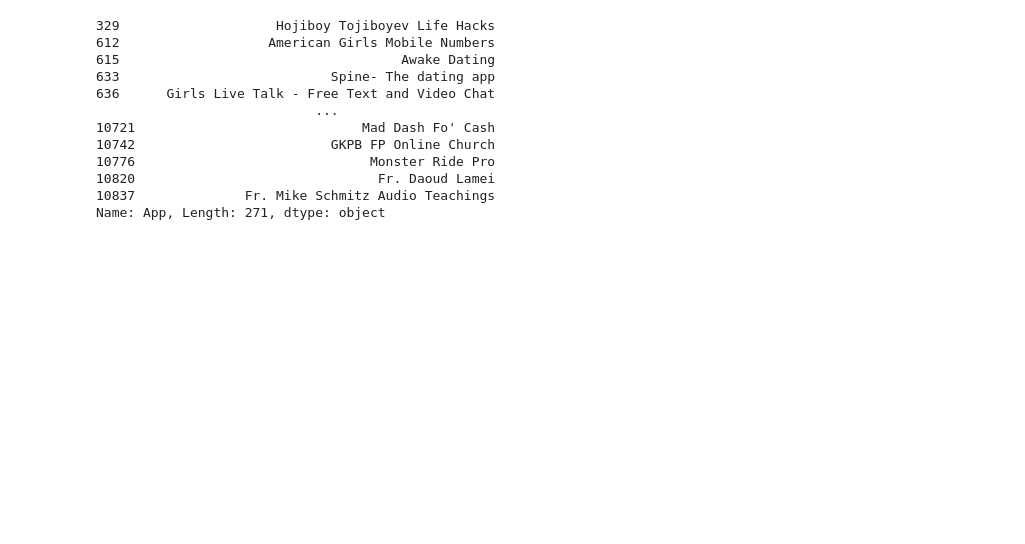
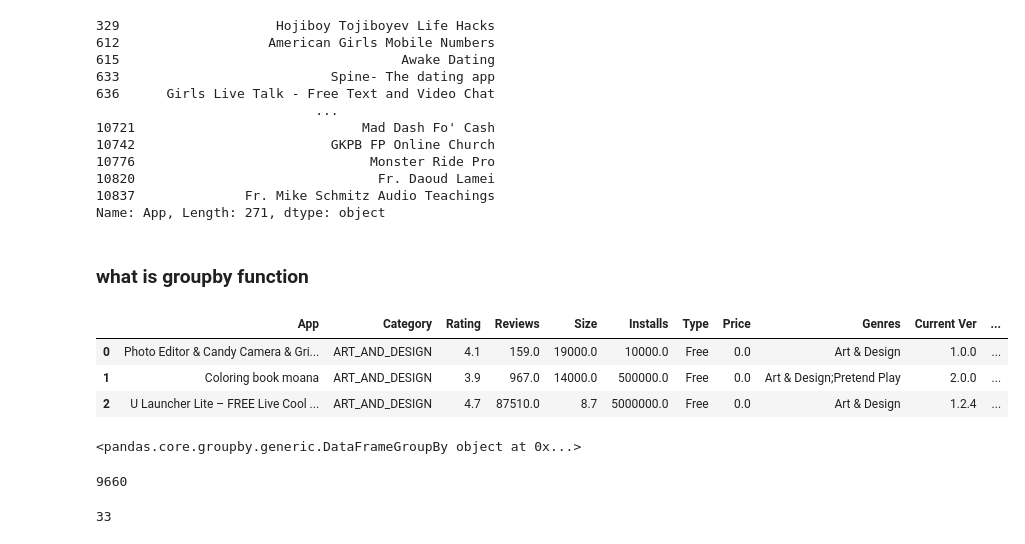
Before and after one commit to pank3004/Codes_Written_By_Me_Short_Notes, a Jupyter notebook: 4.Machine Learning/2.ML Part 2/5.EDA_with_Google_Playstore.ipynb, the cells around one changed output. Cells and saved outputs as stored; diff of their text form; code cells hidden in the pictures; blank space fills up the shorter version.

Commit message:
EDA play store & groupby function

```diff
--- a/4.Machine Learning/2.ML Part 2/5.EDA_with_Google_Playstore.ipynb
+++ b/4.Machine Learning/2.ML Part 2/5.EDA_with_Google_Playstore.ipynb
@@ -715,3 +715,12 @@ df_copy_having_5_rating['App']
 10820                               Fr. Daoud Lamei
 10837              Fr. Mike Schmitz Audio Teachings
 Name: App, Length: 271, dtype: object
+# %% [markdown]
+### what is groupby function
+# %%
+df_copy.head(3)
+# %% [output]
+|  | App | Category | Rating | Reviews | Size | Installs | Type | Price | Genres | Current Ver | ... |
+| 0 | Photo Editor & Candy Camera & Gri... | ART_AND_DESIGN | 4.1 | 159.0 | 19000.0 | 10000.0 | Free | 0.0 | Art & Design | 1.0.0 | ... |
+| 1 | Coloring book moana | ART_AND_DESIGN | 3.9 | 967.0 | 14000.0 | 500000.0 | Free | 0.0 | Art & Design;Pretend Play | 2.0.0 | ... |
+| 2 | U Launcher Lite – FREE Live Cool ... | ART_AND_DESIGN | 4.7 | 87510.0 | 8.7 | 5000000.0 | Free | 0.0 | Art & Design | 1.2.4 | ... |
@@ -717,0 +729,12 @@ Name: App, Length: 271, dtype: object
+# %%
+cat
+# %% [output]
+<pandas.core.groupby.generic.DataFrameGroupBy object at 0x...>
+# %%
+len(df_copy)       # no of raws
+# %% [output]
+9660
+# %%
+len(cat)     # 33 different category
+# %% [output]
+33
```
Also changed, not shown: parts of 18 cells of this notebook.
